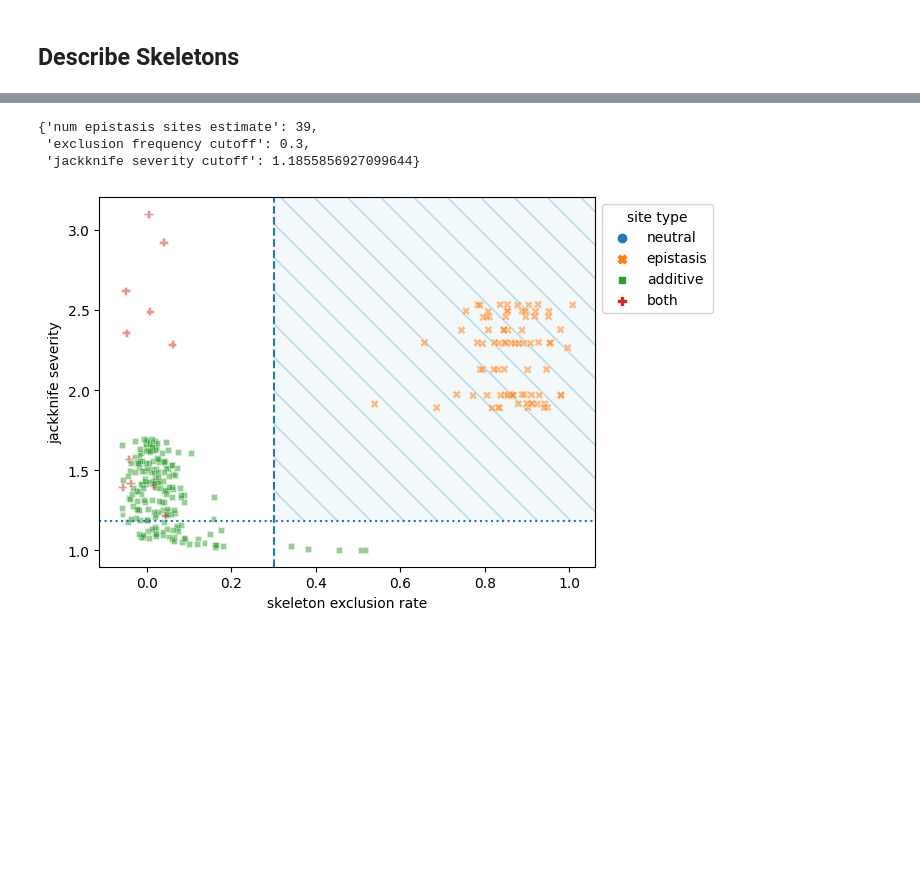
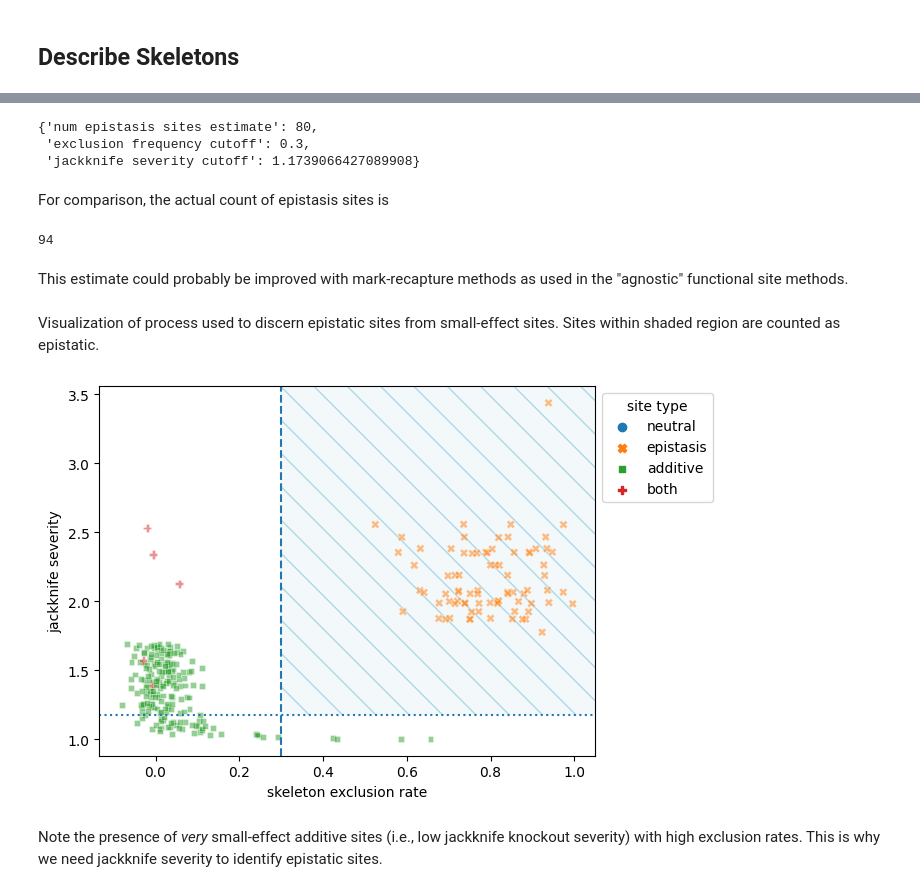
Before and after one commit to mmore500/cryptic-sequence-concept, a Jupyter notebook: explore_epistasis.ipynb, the cells around one changed output, grey strips where cells are left out. Saved outputs shown, nothing was run; the diff lists cells and outputs as text; code cells hidden in the pictures; blank space fills up the shorter version.

```diff
--- a/explore_epistasis.ipynb
+++ b/explore_epistasis.ipynb
@@ -30,8 +61,8 @@ np.random.seed(1234)
 # %%
 num_sites = 4000
 distn = lambda x: np.random.rand(x) * 0.7  # mean effect size of 0.7 / 2
-additive_array = create_additive_array(num_sites, 0.05, distn)  # 50 sites
-epistasis_matrix = create_epistasis_matrix_disjoint(num_sites, 20, 8)
+additive_array = create_additive_array(num_sites, 0.05, distn)
+epistasis_matrix = create_epistasis_matrix_overlapping(num_sites, 20, 5)
 genome = GenomeExplicit(
     [
         CalcKnockoutEffectsAdditive(additive_array),
@@ -206,11 +266,22 @@ est = assay_epistasis_naive(
 )
 est
 # %% [output]
-{'num epistasis sites estimate': 39,
+{'num epistasis sites estimate': 80,
  'exclusion frequency cutoff': 0.3,
- 'jackknife severity cutoff': 1.1855856927099644}
+ 'jackknife severity cutoff': 1.1739066427089908}
+# %% [markdown]
+For comparison, the actual count of epistasis sites is
+# %%
+df_genome["site type"].value_counts()["epistasis"]
+# %% [output]
+94
+# %% [markdown]
+This estimate could probably be improved with mark-recapture methods as used in the "agnostic" functional site methods.
+# %% [markdown]
+Visualization of process used to discern epistatic sites from small-effect sites.
+Sites within shaded region are counted as epistatic.
 # %%
-df_joint = pd.DataFrame.merge(
+df_joint = pd.DataFrame.merge(  # combine genome & skeleton data
     df_genome,
     df_skeletons,
     on="site",
@@ -218,45 +289,38 @@ df_joint = pd.DataFrame.merge(
 ax = sns.scatterplot(
     data={
         "skeleton exclusion rate": jitter(
             df_joint["skeleton outcome frequency, excluded"],
             amount=0.03,
         ),
         "jackknife severity": df_joint["jackknife result"],
         "site type": df_joint["site type"],
     },
     x="skeleton exclusion rate",
     y="jackknife severity",
     hue="site type",
     style="site type",
     alpha=0.5,
 )
-sns.move_legend(
-    ax,
-    "upper left",
-    bbox_to_anchor=(1, 1),
-)
-plt.axvline(
-    est["exclusion frequency cutoff"],
-    ls="--",
-)
-plt.axhline(
-    est["jackknife severity cutoff"],
-    ls=":",
-)
+sns.move_legend(ax, "upper left", bbox_to_anchor=(1, 1))
+plt.axvline(est["exclusion frequency cutoff"], ls="--")
+plt.axhline(est["jackknife severity cutoff"], ls=":")
 with plt.rc_context({"hatch.color": "lightblue"}):
     plt.gca().add_patch(
         plt.Rectangle(
             (
                 est["exclusion frequency cutoff"],
                 est["jackknife severity cutoff"],
             ),
             plt.xlim()[1] - est["exclusion frequency cutoff"],
             plt.ylim()[1] - est["jackknife severity cutoff"],
             alpha=0.05,
             fill=True,
             hatch="\\",
             zorder=-1,
-        )
+        ),
     )
 # %% [output]
-[figure, old version]
+[figure, new version]
+# %% [markdown]
+Note the presence of *very* small-effect additive sites (i.e., low jackknife knockout severity) with high exclusion rates.
+This is why we need jackknife severity to identify epistatic sites.
```
Also changed, not shown: parts of 25 cells of this notebook, 4 other files.
